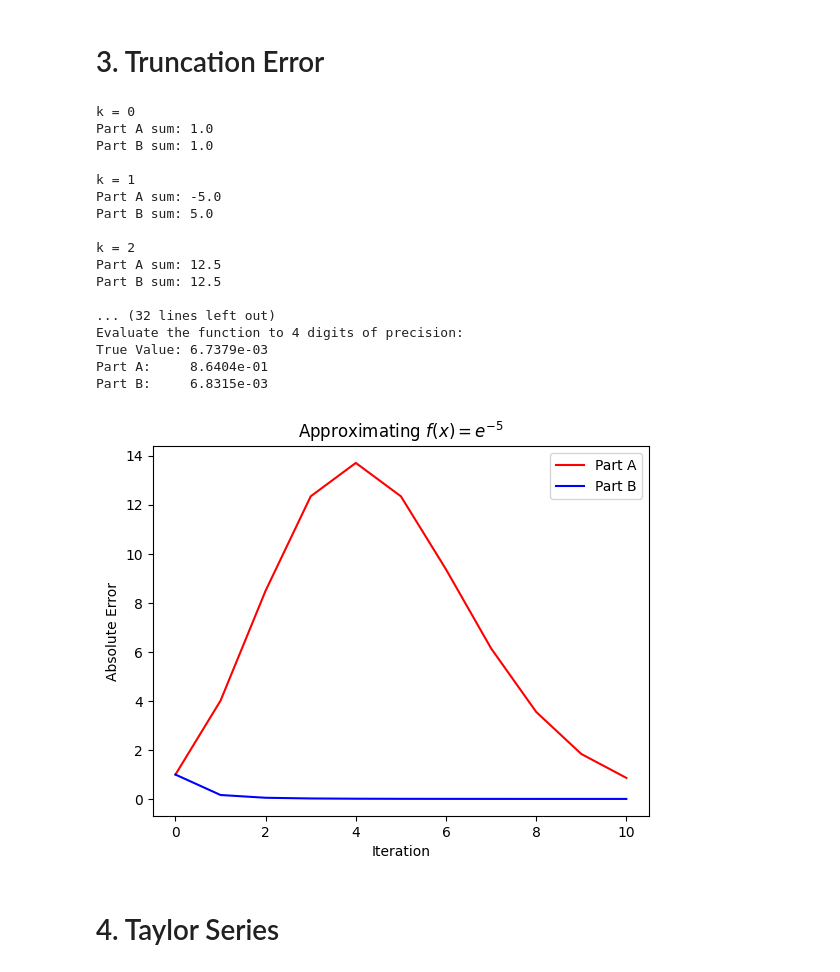
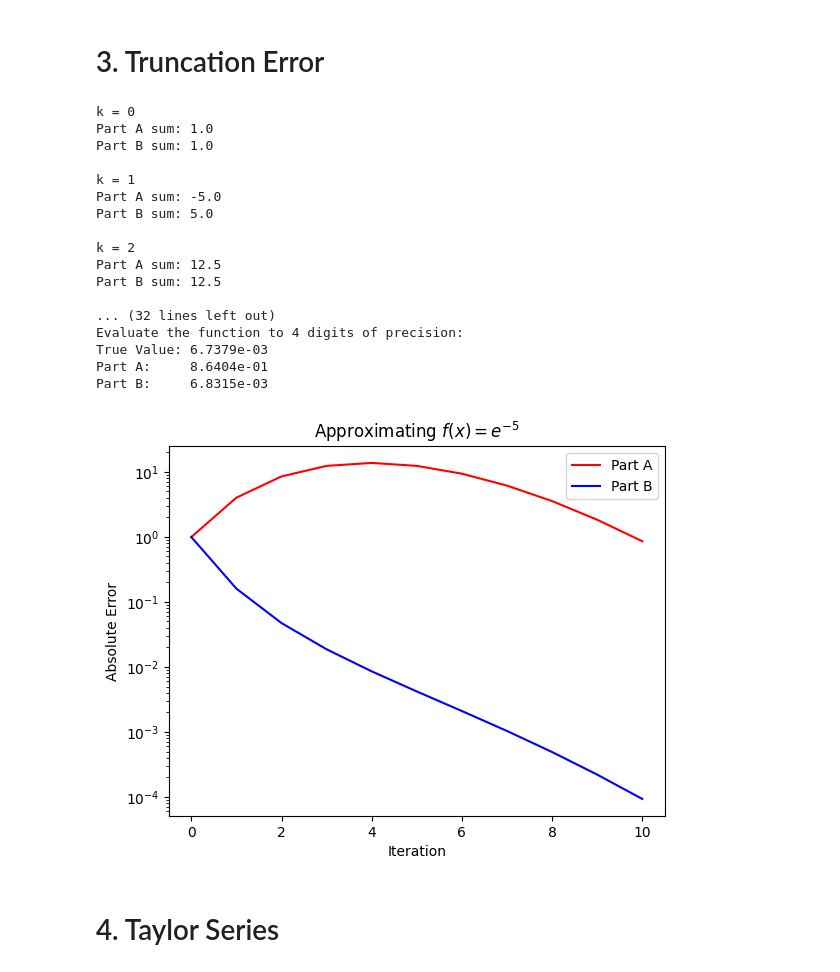
Before and after one commit to diegosol127/AERO-222-Numerical-Methods, a Jupyter notebook: Homework/HW1/AERO_222_HW1_Solution.ipynb, the cells around one changed output. Drawn from its saved outputs; the diff is of its cells as text; code cells hidden in the pictures.

```diff
--- a/Homework/HW1/AERO_222_HW1_Solution.ipynb
+++ b/Homework/HW1/AERO_222_HW1_Solution.ipynb
@@ -211,36 +227,36 @@ for k in range(11):
     absErr2.append(abs(truth-1/sum2))
 
 print('Evaluate the function to 4 digits of precision:')
 print(f'True Value: {truth:0.4e}')
 print(f'Part A:     {val1[-1]:0.4e}')
 print(f'Part B:     {val2[-1]:0.4e}')
 
-plt.plot(absErr1,'r',label='Part A')
-plt.plot(absErr2,'b',label='Part B')
+plt.semilogy(absErr1,'r',label='Part A')
+plt.semilogy(absErr2,'b',label='Part B')
 plt.xlabel('Iteration')
 plt.ylabel('Absolute Error')
 plt.title(r'Approximating $f(x) = e^{-5}$')
 plt.legend()
 plt.show()
 # %% [output]
 k = 0
 Part A sum: 1.0
 Part B sum: 1.0
 
 k = 1
 Part A sum: -5.0
 Part B sum: 5.0
 
 k = 2
 Part A sum: 12.5
 Part B sum: 12.5
 
 ... (32 lines left out)
 Evaluate the function to 4 digits of precision:
 True Value: 6.7379e-03
 Part A:     8.6404e-01
 Part B:     6.8315e-03
-[figure, old version]
+[figure, new version]
 # %% [markdown]
 # 4. Taylor Series
 # %%
```
Also changed, not shown: parts of 3 cells of this notebook, 5 other files.
